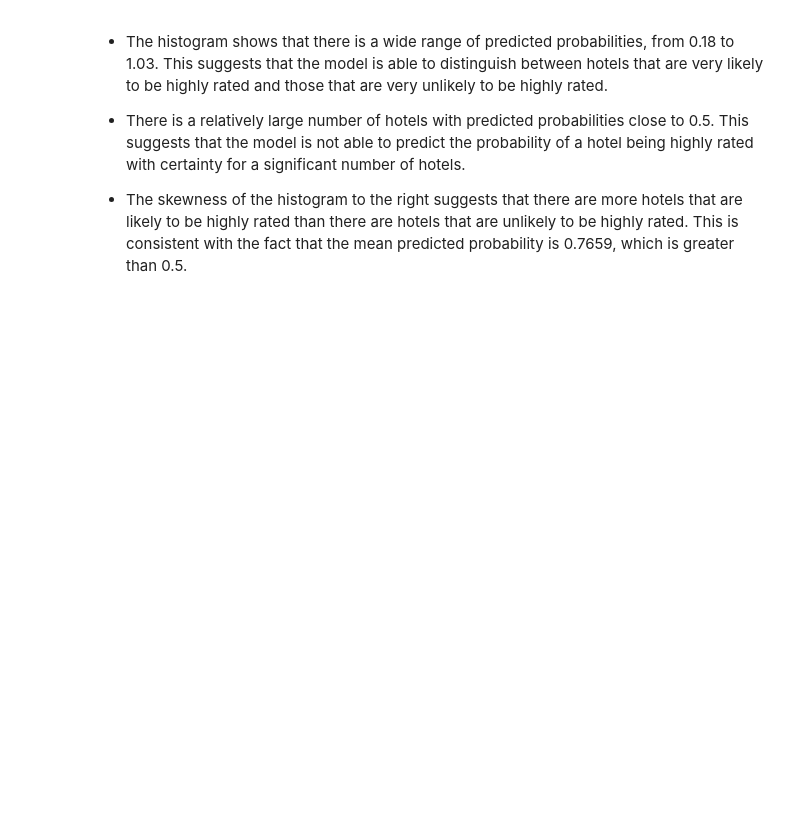
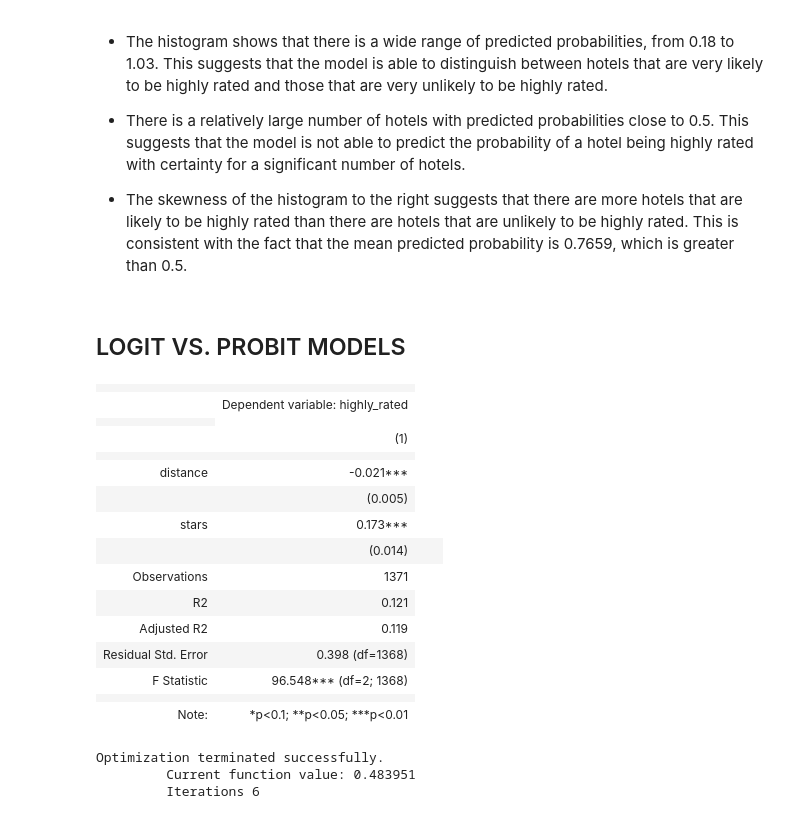
Before and after one commit to Alejandra-savagebriz/DA2, a Jupyter notebook: Assignment2_DA2.ipynb, the cells around one changed output. Saved outputs shown, nothing was run; the diff lists cells and outputs as text; code cells hidden in the pictures; blank space fills up the shorter version.

Commit message:
Creating logit model

```diff
--- a/Assignment2_DA2.ipynb
+++ b/Assignment2_DA2.ipynb
@@ -1026,3 +1026,5 @@ g3
 - There is a relatively large number of hotels with predicted probabilities close to 0.5. This suggests that the model is not able to predict the probability of a hotel being highly rated with certainty for a significant number of hotels.
 
 - The skewness of the histogram to the right suggests that there are more hotels that are likely to be highly rated than there are hotels that are unlikely to be highly rated. This is consistent with the fact that the mean predicted probability is 0.7659, which is greater than 0.5.
+# %% [markdown]
+## LOGIT VS. PROBIT MODELS
@@ -1028,0 +1033,27 @@ g3
+# %%
+stargazer = Stargazer([lpm3])
+stargazer.covariate_order(
+    [
+        "distance",
+        "stars",
+    ]
+)
+stargazer.rename_covariates({"Intercept": "Constant"})
+stargazer
+# %% [output]
+|  |  |
+|  | Dependent variable: highly_rated |
+|  |
+|  | (1) |
+|  |  |
+| distance | -0.021*** |
+|  | (0.005) |
+| stars | 0.173*** |
+|  | (0.014) |  |  |
+| Observations | 1371 |
+| R2 | 0.121 |
+| Adjusted R2 | 0.119 |
+| Residual Std. Error | 0.398 (df=1368) |
+| F Statistic | 96.548*** (df=2; 1368) |
+|  |  |
+| Note: | *p<0.1; **p<0.05; ***p<0.01 |
@@ -1028,0 +1062,6 @@ g3
+# %%
+logit_result = logit.fit()
+# %% [output]
+Optimization terminated successfully.
+         Current function value: 0.483951
+         Iterations 6
```
Also changed, not shown: parts of 3 cells of this notebook.
